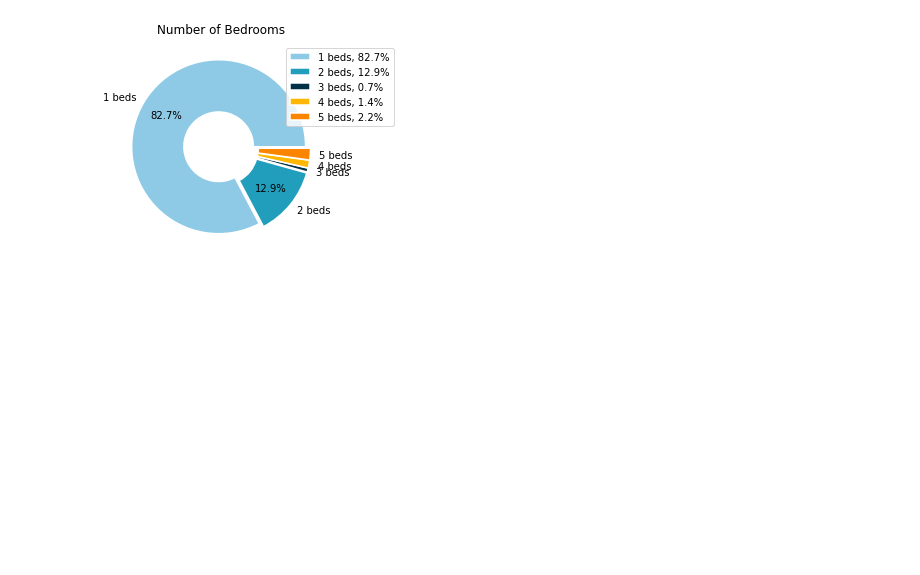
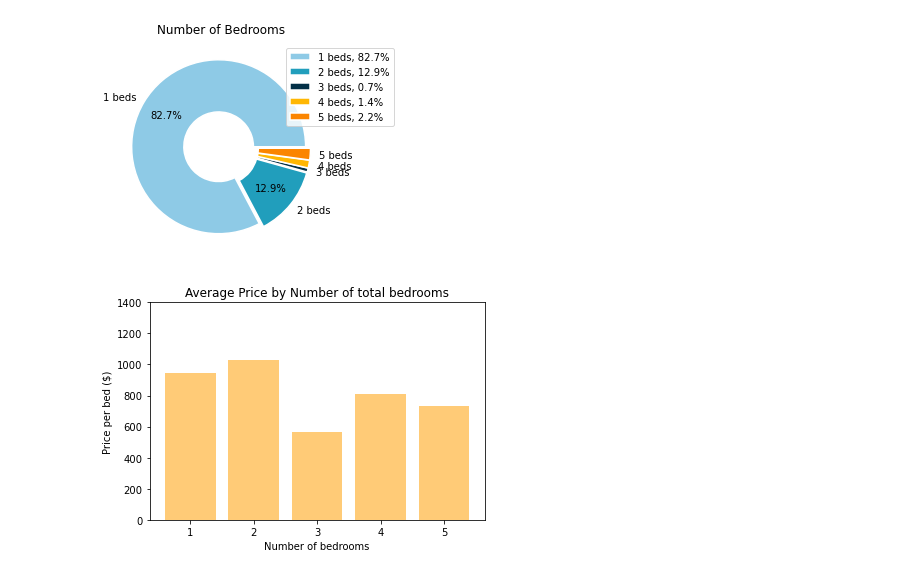
Before and after one commit to iriskimm/uw-student-housing, a Jupyter notebook: facebook-scraper.ipynb, the cells around one changed output. Drawn from its saved outputs; the diff is of its cells as text; code cells hidden in the pictures; blank space fills up the shorter version.

```diff
--- a/facebook-scraper.ipynb
+++ b/facebook-scraper.ipynb
@@ -236,8 +236,10 @@ plt.show()
 # %%
 plt.bar(price_by_bedroom.keys(), price_by_bedroom.values(), color='#ffcb77')
 plt.ylim(0, 1400)
-plt.title("Average Price by Number of bedrooms")
+plt.title("Average Price by Number of total bedrooms")
 plt.xlabel('Number of bedrooms')
 plt.ylabel('Price per bed ($)')
 plt.savefig('Graphs/priceByBedroom.png', dpi=100)
 plt.show()
+# %% [output]
+[figure, added]
```
Also changed, not shown: parts of 26 cells of this notebook, 5 other files.
